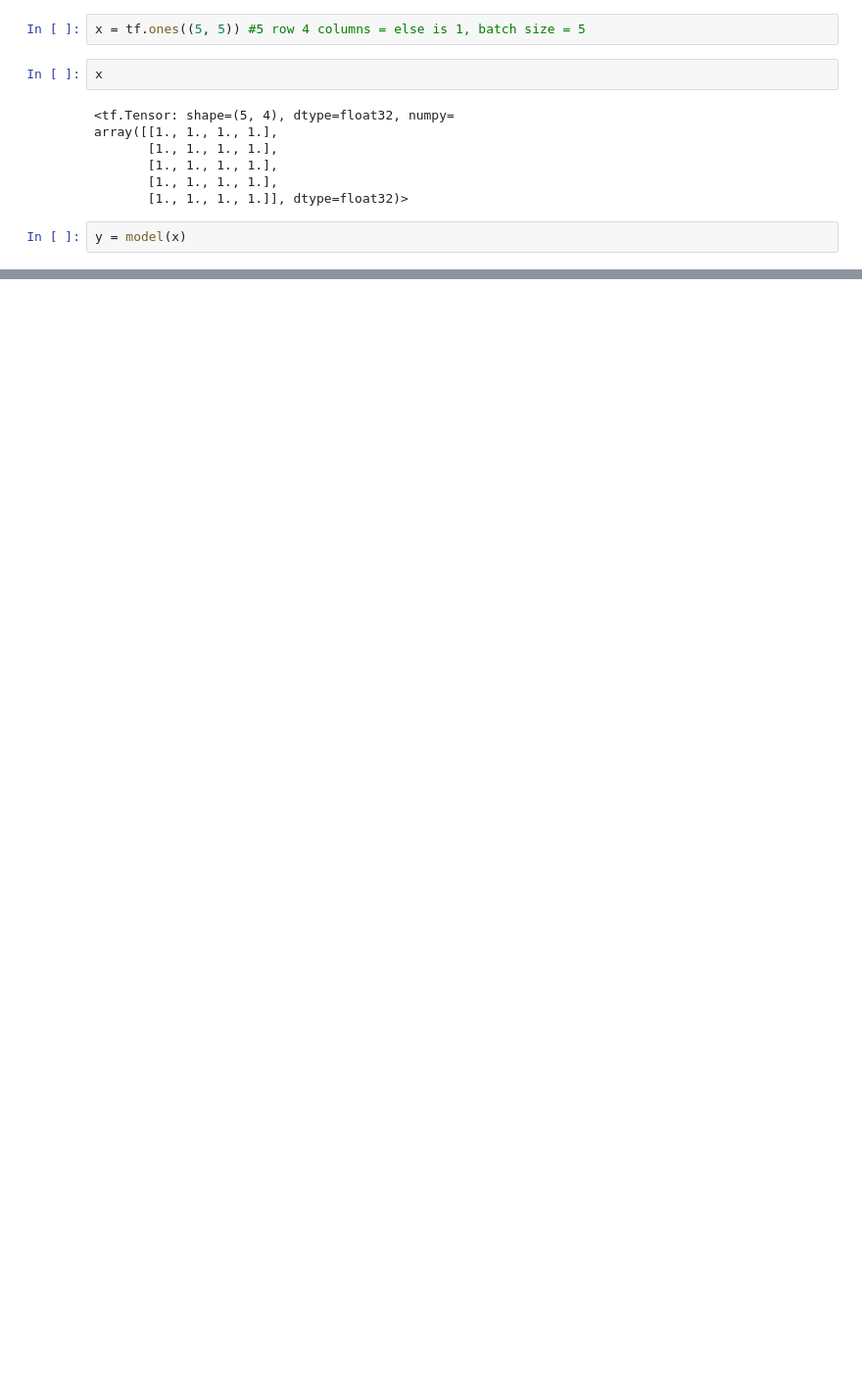
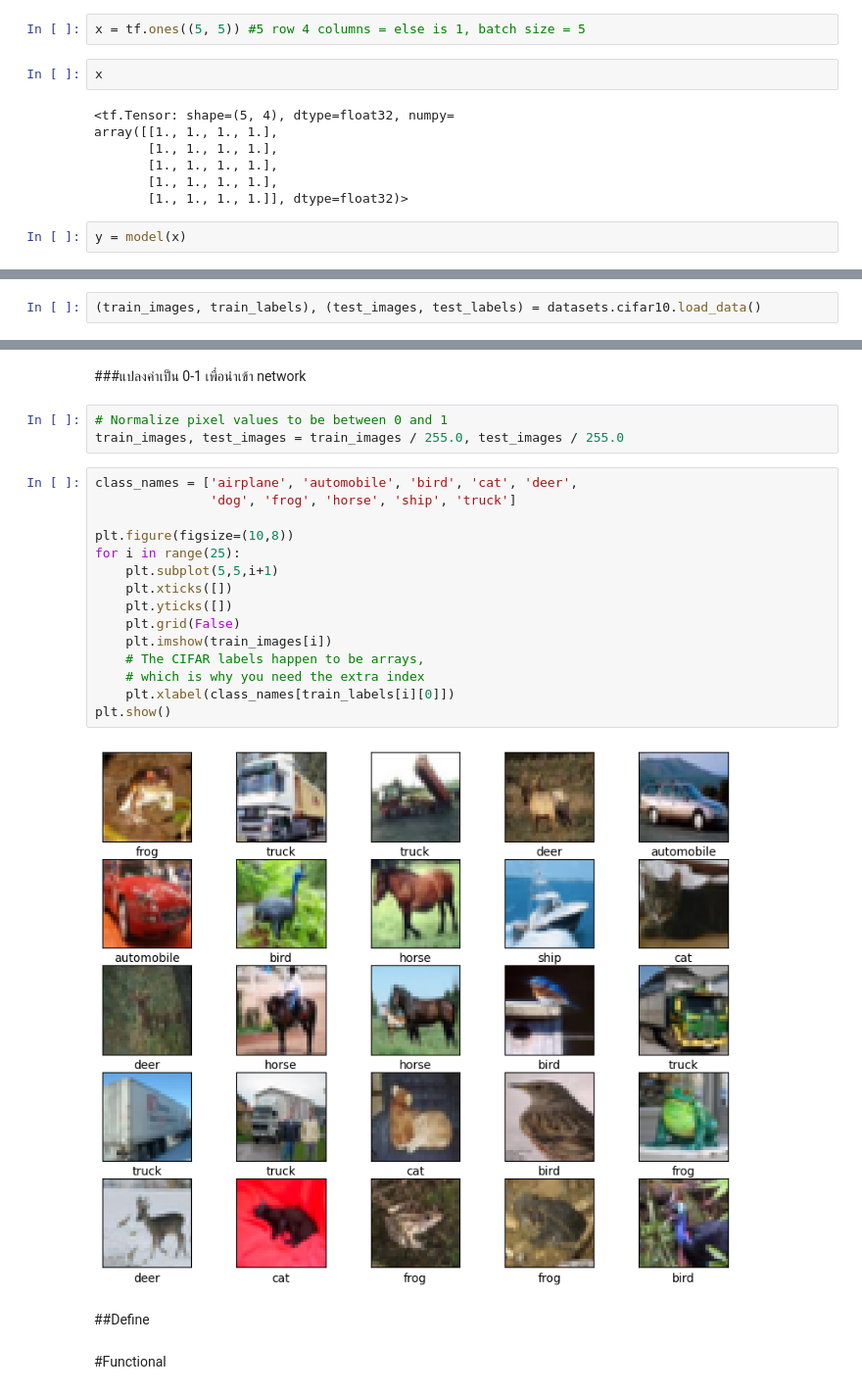
Before and after one commit to Nattakonjpg/AIPrototype2023, a Jupyter notebook: AI_Prototype.ipynb, the cells around one changed output, grey strips where cells are left out. Shown: that part at 98% size. Saved outputs shown, nothing was run; the diff lists cells and outputs as text; blank space fills up the shorter version.

```diff
--- a/AI_Prototype.ipynb
+++ b/AI_Prototype.ipynb
@@ -63,0 +138,2 @@ array([[ 0.05855815,  0.20337819, -0.02154016,  0.06831552, -0.09714634],
+# %%
+(train_images, train_labels), (test_images, test_labels) = datasets.cifar10.load_data()
@@ -63,0 +143,26 @@ array([[ 0.05855815,  0.20337819, -0.02154016,  0.06831552, -0.09714634],
+# %% [markdown]
+###แปลงค่าเป็น 0-1 เพื่อนำเข้า network
+# %%
+# Normalize pixel values to be between 0 and 1
+train_images, test_images = train_images / 255.0, test_images / 255.0
+# %%
+class_names = ['airplane', 'automobile', 'bird', 'cat', 'deer',
+               'dog', 'frog', 'horse', 'ship', 'truck']
+
+plt.figure(figsize=(10,8))
+for i in range(25):
+    plt.subplot(5,5,i+1)
+    plt.xticks([])
+    plt.yticks([])
+    plt.grid(False)
+    plt.imshow(train_images[i])
+    # The CIFAR labels happen to be arrays,
+    # which is why you need the extra index
+    plt.xlabel(class_names[train_labels[i][0]])
+plt.show()
+# %% [output]
+[figure, added]
+# %% [markdown]
+##Define
+# %% [markdown]
+#Functional
```
Also changed, not shown: parts of 28 cells of this notebook.
